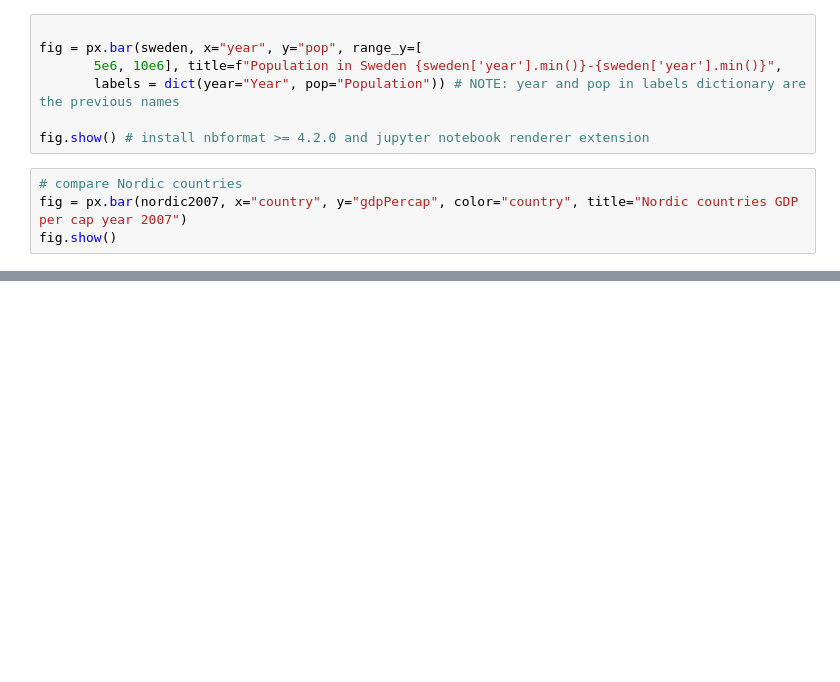
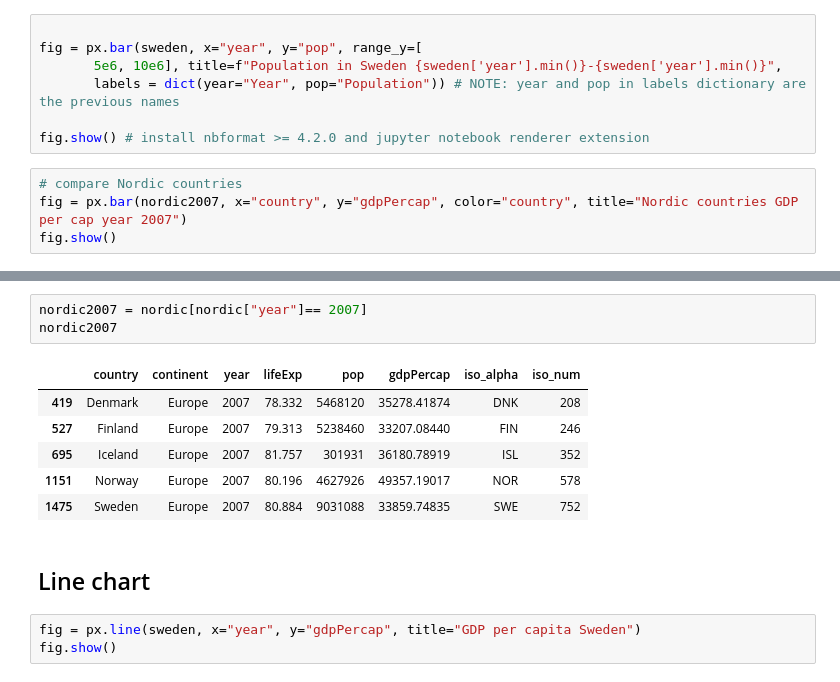
Before and after one commit to saraonsala/Python-Sara-Mellgren-OOPA23, a Jupyter notebook: code_alongs/L8_ploty_express.ipynb, the cells around one changed output, grey strips where cells are left out. Saved outputs shown, nothing was run; the diff lists cells and outputs as text; blank space fills up the shorter version.

```diff
--- a/code_alongs/L8_ploty_express.ipynb
+++ b/code_alongs/L8_ploty_express.ipynb
@@ -106,0 +128,15 @@ fig.show()
+# %%
+nordic2007 = nordic[nordic["year"]== 2007]
+nordic2007
+# %% [output]
+|  | country | continent | year | lifeExp | pop | gdpPercap | iso_alpha | iso_num |
+| 419 | Denmark | Europe | 2007 | 78.332 | 5468120 | 35278.41874 | DNK | 208 |
+| 527 | Finland | Europe | 2007 | 79.313 | 5238460 | 33207.08440 | FIN | 246 |
+| 695 | Iceland | Europe | 2007 | 81.757 | 301931 | 36180.78919 | ISL | 352 |
+| 1151 | Norway | Europe | 2007 | 80.196 | 4627926 | 49357.19017 | NOR | 578 |
+| 1475 | Sweden | Europe | 2007 | 80.884 | 9031088 | 33859.74835 | SWE | 752 |
+# %% [markdown]
+## Line chart
+# %%
+fig = px.line(sweden, x="year", y="gdpPercap", title="GDP per capita Sweden")
+fig.show()
```
Also changed, not shown: parts of 2 cells of this notebook.
